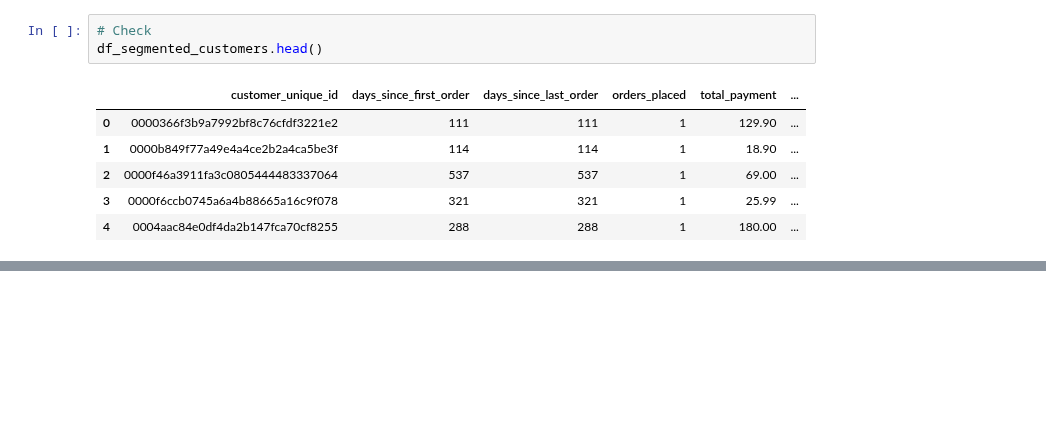
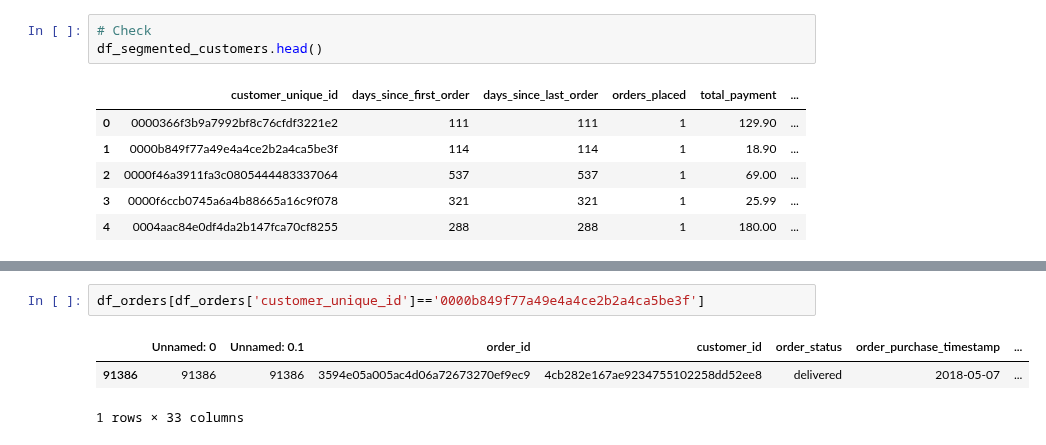
Before and after one commit to LarsTinnefeld/olist_ecom_analysis, a Jupyter notebook: 3 - Customer Segmentation/customer_segmentation.ipynb, the cells around one changed output, grey strips where cells are left out. Saved outputs shown, nothing was run; the diff lists cells and outputs as text; blank space fills up the shorter version.

```diff
--- a/3 - Customer Segmentation/customer_segmentation.ipynb
+++ b/3 - Customer Segmentation/customer_segmentation.ipynb
@@ -451,0 +488,6 @@ df_segmented_customers.head()
+# %%
+df_orders[df_orders['customer_unique_id']=='0000b849f77a49e4a4ce2b2a4ca5be3f']
+# %% [output]
+|  | Unnamed: 0 | Unnamed: 0.1 | order_id | customer_id | order_status | order_purchase_timestamp | ... |
+| 91386 | 91386 | 91386 | 3594e05a005ac4d06a72673270ef9ec9 | 4cb282e167ae9234755102258dd52ee8 | delivered | 2018-05-07 | ... |
+1 rows × 33 columns
```
Also changed, not shown: parts of 4 cells of this notebook, 1 other file.
